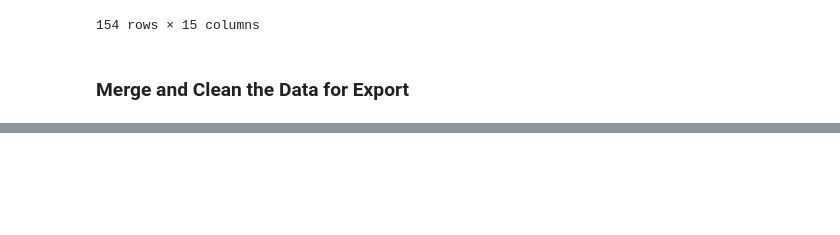
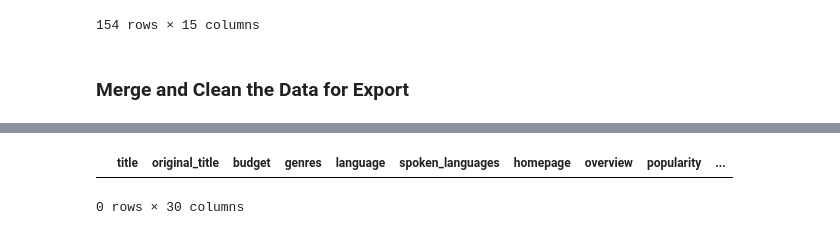
Before and after one commit to awm66/data-sourcing-challenge, a Jupyter notebook: retrieve_movie_data.ipynb, the cells around one changed output, grey strips where cells are left out. Saved outputs shown, nothing was run; the diff lists cells and outputs as text; code cells hidden in the pictures; blank space fills up the shorter version.

Commit message:
added duplicate check

```diff
--- a/retrieve_movie_data.ipynb
+++ b/retrieve_movie_data.ipynb
@@ -440,6 +466,13 @@ movie_merged_df
 # %%
 # Drop "byline.person" column
 movie_merged_df.drop(['byline.person'], axis=1, inplace=True)
+# %%
+# Check for duplicates
+duplicates = movie_merged_df[movie_merged_df.duplicated()]
+duplicates
+# %% [output]
+|  | title | original_title | budget | genres | language | spoken_languages | homepage | overview | popularity | ... |
+0 rows × 30 columns
 # %%
 # Delete duplicate rows and reset index
 
```
Also changed, not shown: parts of 3 cells of this notebook, 1 other file.
